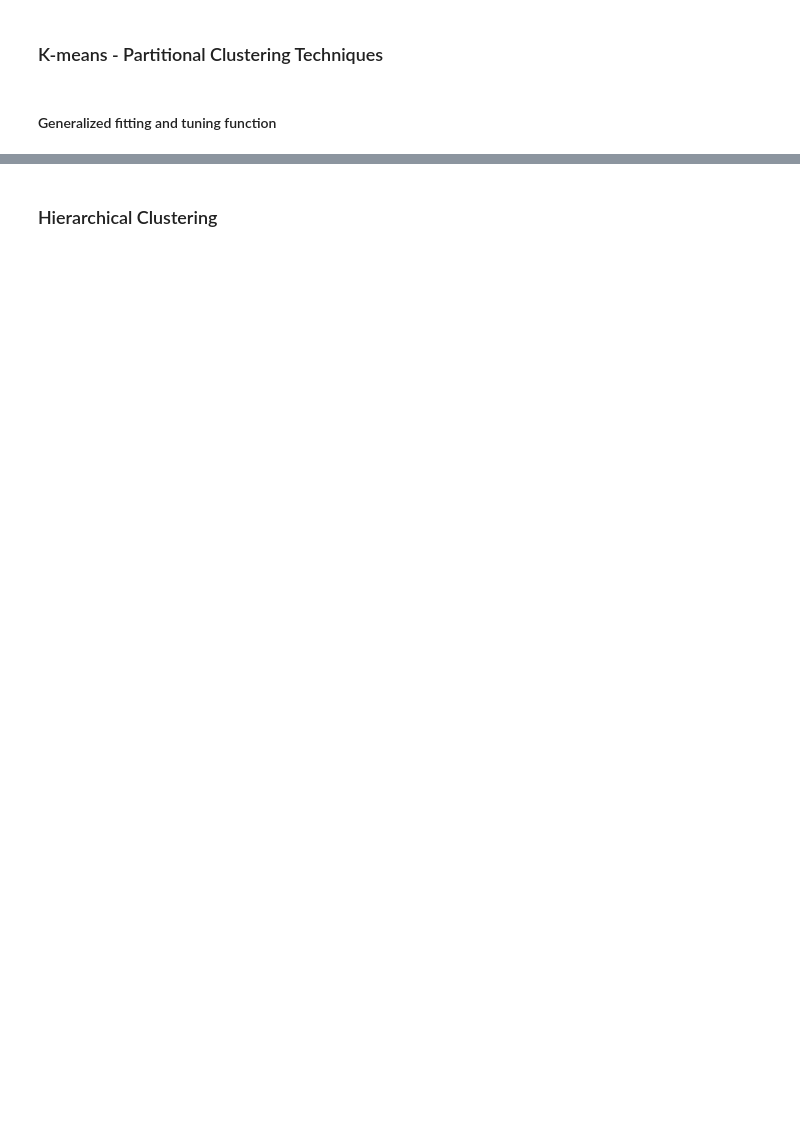
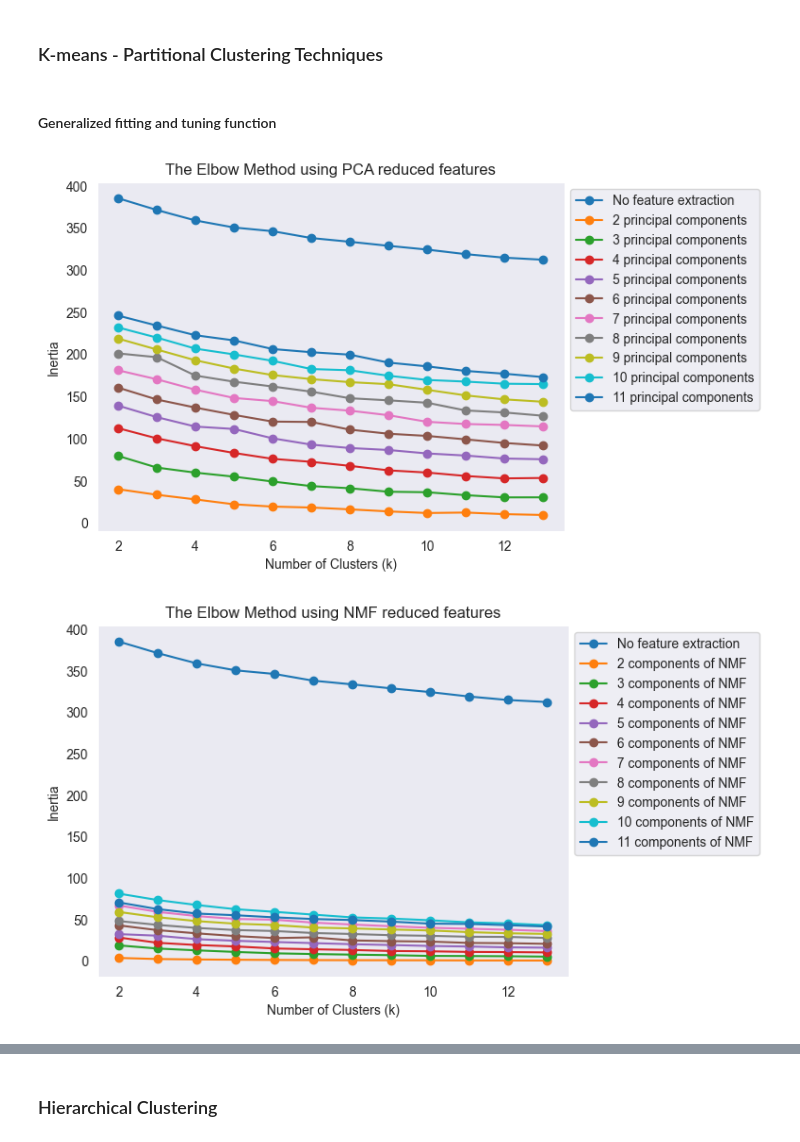
Before and after one commit to nemuru-pigeon/DSAIT4020, a Jupyter notebook: clustering.ipynb, the cells around one changed output, grey strips where cells are left out. Drawn from its saved outputs; the diff is of its cells as text; code cells hidden in the pictures; blank space fills up the shorter version.

```diff
--- a/clustering.ipynb
+++ b/clustering.ipynb
@@ -244,13 +256,80 @@ def tune_model(parameter_grid, model, data, show_silhouette, isKmeans):
 # %%
 ### Only the KMeans model can set the last parameter (isKmeans) of tune_model to True, as only the Kmeans model has an inertia and distortion attribute
 
 model = KMeans()
 parameters = range(2,15)
 parameter_grid = ParameterGrid({'n_clusters': parameters, 'n_init': ['auto']})
 
-tune_model(parameter_grid, model, combined_df, False, False)
-tune_model(parameter_grid, model, normalized_features, False, False)
+inertia_nmf = []
+inertia_pca = []
+silhouette_scores_nmf = []
+silhouette_scores_pca = []
+
+#distortions.append(tune_model(parameter_grid, model, combined_df, False, True))
+result = tune_model(parameter_grid, model, normalized_features, False, True)
+inertia_nmf.append(result[0])
+inertia_pca.append(result[0])
+silhouette_scores_nmf.append(result[1])
+silhouette_scores_pca.append(result[1])
+
+
 for rf in pca_reduced_features:
-    tune_model(parameter_grid, model, rf, False, False)
+    result = tune_model(parameter_grid, model, rf, False, True)
+    inertia_pca.append(result[0])
+    silhouette_scores_pca.append(result[1])
 for nmf in nmf_reduced_features:
-    tune_model(parameter_grid, model, nmf, False, False)
+    result = tune_model(parameter_grid, model, nmf, False, True)
+    inertia_nmf.append(result[0])
+    silhouette_scores_nmf.append(result[1])
+
+
+# Plotting the graph of k versus Inertia
+plt.xlabel('Number of Clusters (k)')
+plt.ylabel('Inertia')
+plt.title('The Elbow Method using PCA reduced features')
+plt.grid()
+clusters = range(2,14)
+plt.plot(clusters, inertia_pca[0], marker='o', linestyle='-', label='No feature extraction')
+for i, distortion_list in enumerate(inertia_pca[1:11]):
+    plt.plot(clusters, distortion_list, marker='o', linestyle='-', label=f'{i+2} principal components')
+plt.legend(loc='upper left', bbox_to_anchor=(1, 1))
+plt.show()
+
+
+
+plt.xlabel('Number of Clusters (k)')
+plt.ylabel('Inertia')
+plt.title('The Elbow Method using NMF reduced features')
+plt.grid()
+clusters = range(2,14)
+plt.plot(clusters, inertia_nmf[0], marker='o', linestyle='-', label='No feature extraction')
+for i, distortion_list in enumerate(inertia_nmf[1:11]):
+    plt.plot(clusters, distortion_list, marker='o', linestyle='-', label=f'{i+2} components of NMF')
+plt.legend(loc='upper left', bbox_to_anchor=(1, 1))
+plt.show()
+
+plt.xlabel('Number of Clusters (k)')
+plt.ylabel('Silhouette score')
+plt.title('Silhouette scores using PCA reduced features')
+plt.grid()
+clusters = range(2,14)
+for i, distortion_list in enumerate(silhouette_scores_pca[0:11]):
+    plt.plot(clusters, distortion_list, marker='o', linestyle='-', label=f'Scenario {i+1}')
+plt.legend()
+plt.show()
+
+
+plt.xlabel('Number of Clusters (k)')
+plt.ylabel('Silhouette score')
+plt.title('Silhouette scores using NMF reduced features')
+plt.grid()
+clusters = range(2,14)
+plt.plot(clusters, silhouette_scores_nmf[0], marker='o', linestyle='-', label='No feature extraction')
+
+for i, distortion_list in enumerate(silhouette_scores_nmf[1:10]):
+    plt.plot(clusters, distortion_list, marker='o', linestyle='-', label=f'{i+2} components of NMF')
+plt.legend(loc='upper left', bbox_to_anchor=(1, 1))
+plt.show()
+# %% [output]
+[figure, added]
+[figure, added]
```
Also changed, not shown: parts of 9 cells of this notebook.
